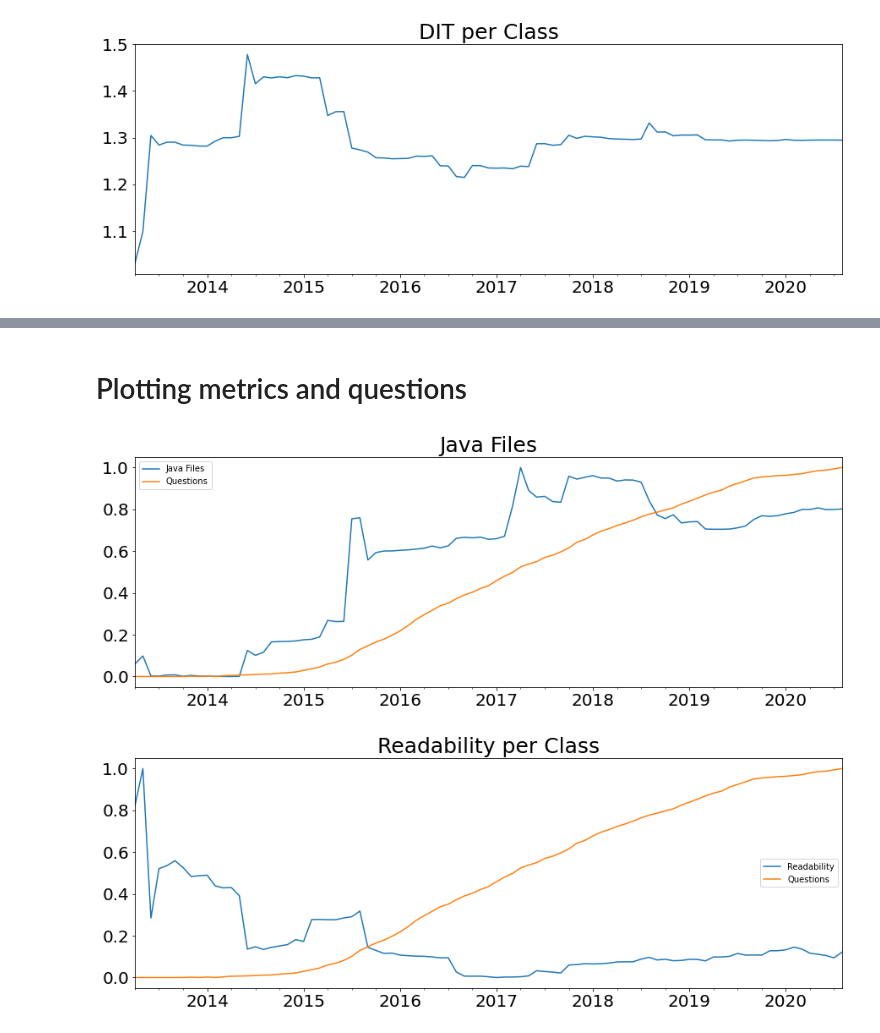
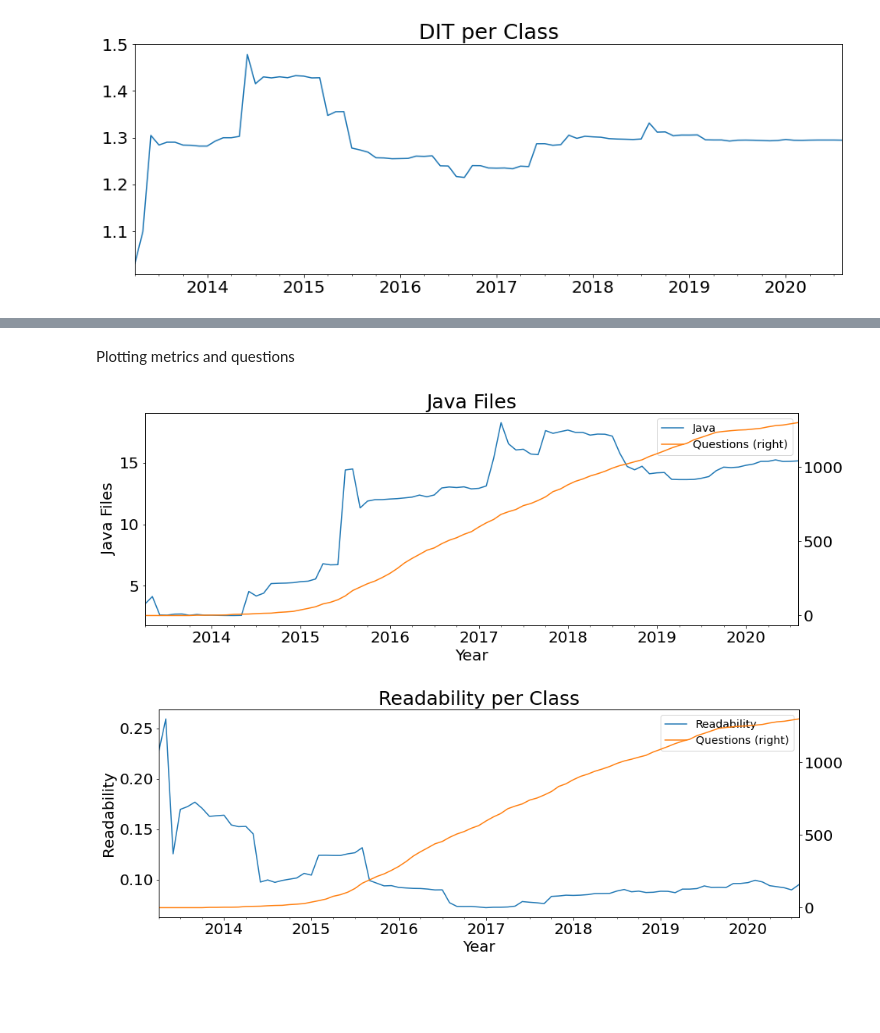
Before and after one commit to researchgroupsoma/SBES2022-CodeSamples, a Jupyter notebook: 5-PlottingGraphics/1-AllFramework/1-PlottingMetrics.ipynb, the cells around one changed output, grey strips where cells are left out. Saved outputs shown, nothing was run; the diff lists cells and outputs as text; code cells hidden in the pictures; blank space fills up the shorter version.

```diff
--- a/5-PlottingGraphics/1-AllFramework/1-PlottingMetrics.ipynb
+++ b/5-PlottingGraphics/1-AllFramework/1-PlottingMetrics.ipynb
@@ -30,5 +13,5 @@ AllMetricsAndQuestionsNormalized
 # %%
-time = pd.DataFrame(AllMetricsAndQuestionsNormalized.index.values.tolist(), columns=['year','month'])
+time = pd.DataFrame(allMetricsAndQuestions.index.values.tolist(), columns=['year','month'])
 time["day"] = 1
 time
 # %% [output]
@@ -59,0 +103,9 @@ def plot(data, title, metric, ylabel, xlabel):
+# %%
+subplot = AllMetricsAndQuestionsNormalized["WMC"].plot(figsize=(15,5), fontsize=20, legend=True)
+subplot = AllMetricsAndQuestionsNormalized["RFC"].plot(figsize=(15,5), fontsize=20, legend=True)
+subplot = AllMetricsAndQuestionsNormalized["DIT"].plot(figsize=(15,5), fontsize=20, legend=True)
+subplot = AllMetricsAndQuestionsNormalized["CBO"].plot(figsize=(15,5), fontsize=20, legend=True)
+subplot = AllMetricsAndQuestionsNormalized["NOC"].plot(figsize=(15,5), fontsize=20, legend=True)
+subplot = AllMetricsAndQuestionsNormalized["LCOM"].plot(figsize=(15,5), fontsize=20, legend=True)
+subplot.set_title("OO metrics", fontsize=20)
+subplot.set_yticklabels([])
@@ -59,0 +115,10 @@ def plot(data, title, metric, ylabel, xlabel):
+# %%
+params = {'legend.fontsize': 'x-large',
+          'figure.figsize': (20, 7),
+         'axes.labelsize': 'x-large',
+         'axes.titlesize':25,
+         'xtick.labelsize': 25,
+         'ytick.labelsize':25,
+          'date.autoformatter.day': '%Y'
+         }
+plt.rcParams.update(params)
@@ -108,5 +240,5 @@ plot(allMetricsAndQuestions["CountDeclClass"], "Classes", "", "", "")
 # %% [markdown]
-# Plotting metrics and questions
+Plotting metrics and questions
 # %%
 def plot(metrics, questions, metric, title, ylabel, xlabel):
     subplot = metrics.plot(figsize=(15,5), fontsize=20, legend=True, label=metric)
@@ -115,12 +247,19 @@ def plot(metrics, questions, metric, title, ylabel, xlabel):
     subplot.set_ylabel(ylabel, fontsize=20)
     subplot.set_xlabel(xlabel, fontsize=20)
     #     subplot.figure.savefig(metric+".pdf",bbox_inches = 'tight')
+# %%
+def plot(dataframe, metric, title, ylabel):
+    plot = dataframe.plot(kind="line", y=[metric, "Questions"], subplots=False, figsize=(15,5), fontsize=20, legend=True, secondary_y="Questions")
+    plot.set_title(title, fontsize=25)
+    plot.set_ylabel(ylabel, fontsize=20)
+    plot.set_xlabel("Year", fontsize=20)
+    plot.figure.savefig(metric+".jpg",bbox_inches = 'tight')
 # %%
-plot(AllMetricsAndQuestionsNormalized["numberJavaFiles"], AllMetricsAndQuestionsNormalized["questions"], "Java Files", "Java Files", "", "")
+plot(allMetricsAndQuestions, "Java", "Java Files", "Java Files")
 # %% [output]
-[figure, old version]
+[figure, new version]
 # %%
-plot(AllMetricsAndQuestionsNormalized["readability"], AllMetricsAndQuestionsNormalized["questions"], "Readability", "Readability per Class", "", "")
+plot(allMetricsAndQuestions, "Readability", "Readability per Class", "Readability")
 # %% [output]
-[figure, old version]
+[figure, new version]
 # %%
```
Also changed, not shown: parts of 46 cells of this notebook, 35 other files.
